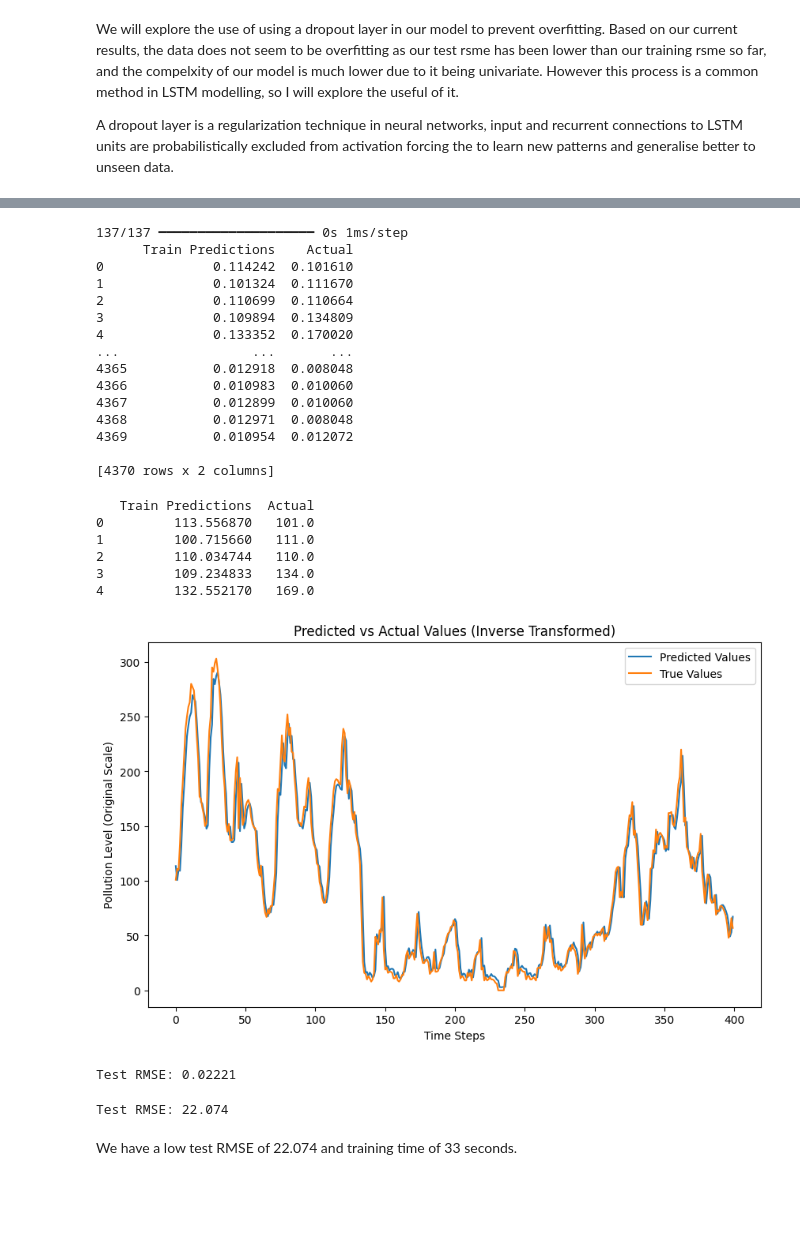
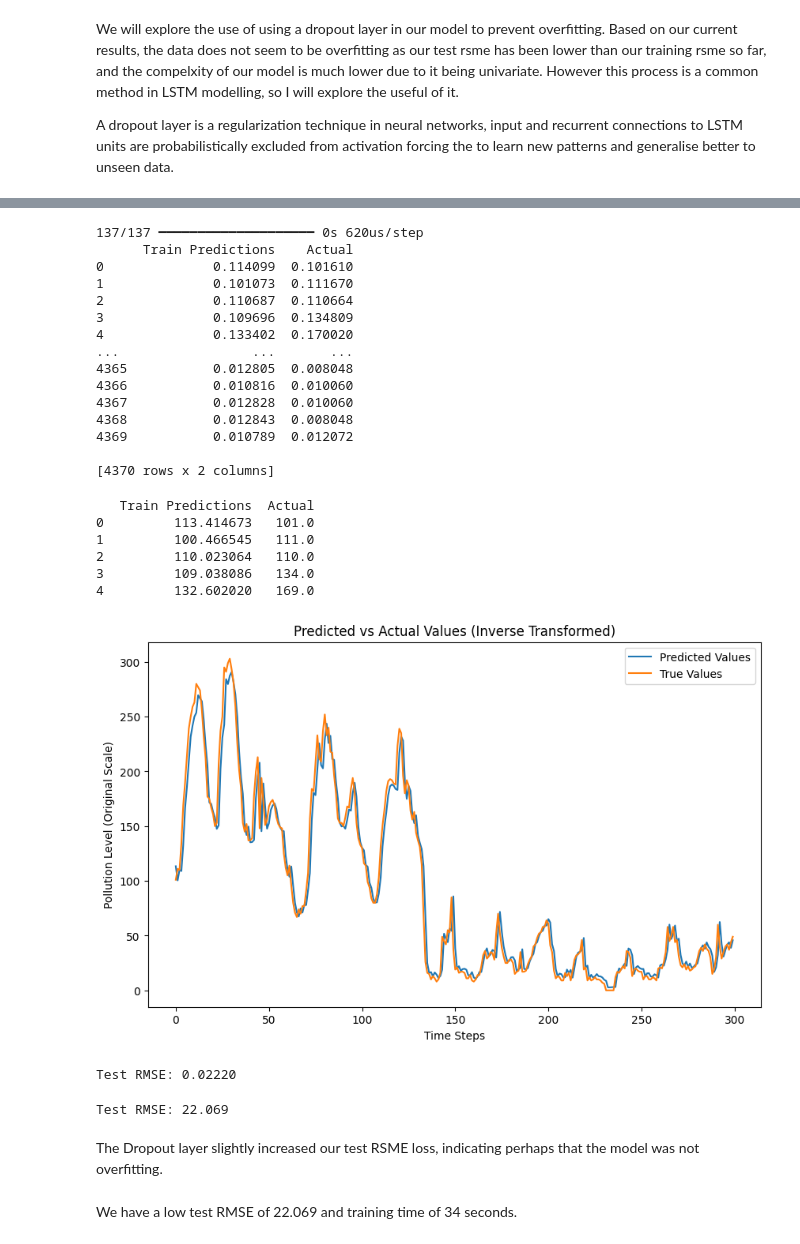
Before and after one commit to djjjones6/Group_Assessment_2, a Jupyter notebook: imran_v/LSTM_model.ipynb, the cells around one changed output, grey strips where cells are left out. Drawn from its saved outputs; the diff is of its cells as text; code cells hidden in the pictures; blank space fills up the shorter version.

```diff
--- a/imran_v/LSTM_model.ipynb
+++ b/imran_v/LSTM_model.ipynb
@@ -115,10 +113,10 @@ tf.random.set_seed(7)
 
 model = Sequential()
 model.add(Input(shape=(X_train.shape[1], 1)))
-model.add(LSTM(units=50, return_sequences=False))
+model.add(LSTM(units=50, return_sequences=False)) #return_sequences = False used, common in time series prediction and non-stacked models
 model.add(Dense(1))
 
-model.compile(optimizer='adam', loss='mean_squared_error', metrics=[RootMeanSquaredError()])
+model.compile(optimizer=Adam(learning_rate=0.001), loss='mean_squared_error', metrics=[RootMeanSquaredError()])
 
 initial_weights = model.get_weights()
 
@@ -316,7 +300,7 @@ results = {"batch_size": [], "rmse":[], "cpu_time": []}
 for batch_size in batch_sizes:
         model.set_weights(initial_weights)
         start_time = time.time()
-        model.fit(X_train, y_train, epochs=20, batch_size=batch_size, validation_data=(X_test, y_test), shuffle=False)
+        model.fit(X_train, y_train, epochs=30, batch_size=batch_size, validation_data=(X_test, y_test), shuffle=False)
         cpu_time = time.time() - start_time
         CPU_scores = model.evaluate(X_test, y_test)
         results["batch_size"].append(batch_size)
@@ -381,7 +365,7 @@ model.add(Dropout(0.2))
 start_time = time.time()
 history = model.fit(
     X_train, y_train,
-    epochs=20,
+    epochs=30,
     batch_size=128,
     validation_data=(X_test, y_test))
 
@@ -410,64 +394,66 @@ test_results = pd.DataFrame(data={'Train Predictions': test_predictions,
                                   'Actual':y_test.flatten()})
 print(test_results)
 # %% [output]
-137/137 ━━━━━━━━━━━━━━━━━━━━ 0s 1ms/step
+137/137 ━━━━━━━━━━━━━━━━━━━━ 0s 620us/step
       Train Predictions    Actual
-0              0.114242  0.101610
-1              0.101324  0.111670
-2              0.110699  0.110664
-3              0.109894  0.134809
-4              0.133352  0.170020
+0              0.114099  0.101610
+1              0.101073  0.111670
+2              0.110687  0.110664
+3              0.109696  0.134809
+4              0.133402  0.170020
 ...                 ...       ...
-4365           0.012918  0.008048
-4366           0.010983  0.010060
-4367           0.012899  0.010060
-4368           0.012971  0.008048
-4369           0.010954  0.012072
+4365           0.012805  0.008048
+4366           0.010816  0.010060
+4367           0.012828  0.010060
+4368           0.012843  0.008048
+4369           0.010789  0.012072
 
 [4370 rows x 2 columns]
 # %%
 # Assume scaler is the same scaler used to normalize the data
 # Reverse the scaling for both predictions and actual values
 
 # Inverse transform for predicted values
 test_predictions_scaled = scaler.inverse_transform(test_predictions.reshape(-1, 1)).flatten()
 
 # Inverse transform for actual values (y_test)
 y_test_scaled = scaler.inverse_transform(y_test.reshape(-1, 1)).flatten()
 
 # Create a DataFrame with actual vs predicted values
 test_results = pd.DataFrame(data={'Train Predictions': test_predictions_scaled,
                                   'Actual': y_test_scaled})
 
 # Print the results for a quick check
 print(test_results.head())
 
 # Plot the results
 plt.figure(figsize=(10,6))
-plt.plot(test_results['Train Predictions'][:400], label='Predicted Values')
-plt.plot(test_results['Actual'][:400], label='True Values')
+plt.plot(test_results['Train Predictions'][:300], label='Predicted Values')
+plt.plot(test_results['Actual'][:300], label='True Values')
 plt.legend()
 plt.title('Predicted vs Actual Values (Inverse Transformed)')
 plt.xlabel('Time Steps')
 plt.ylabel('Pollution Level (Original Scale)')
 plt.show()
 # %% [output]
    Train Predictions  Actual
-0         113.556870   101.0
-1         100.715660   111.0
-2         110.034744   110.0
-3         109.234833   134.0
-4         132.552170   169.0
+0         113.414673   101.0
+1         100.466545   111.0
+2         110.023064   110.0
+3         109.038086   134.0
+4         132.602020   169.0
-[figure, old version]
+[figure, new version]
 # %%
 rmse = sqrt(mse(y_test, test_predictions))
 print('Test RMSE: %.5f' % rmse)
 # %% [output]
-Test RMSE: 0.02221
+Test RMSE: 0.02220
 # %%
 rmse = sqrt(mse(y_test_scaled, test_predictions_scaled))
 print('Test RMSE: %.3f' % rmse)
 # %% [output]
-Test RMSE: 22.074
+Test RMSE: 22.069
+# %% [markdown]
+The Dropout layer slightly increased our test RSME loss, indicating perhaps that the model was not overfitting.
 # %% [markdown]
-We have a low test RMSE of 22.074 and training time of 33 seconds.
+We have a low test RMSE of 22.069 and training time of 34 seconds.
```
Also changed, not shown: parts of 21 cells of this notebook.
